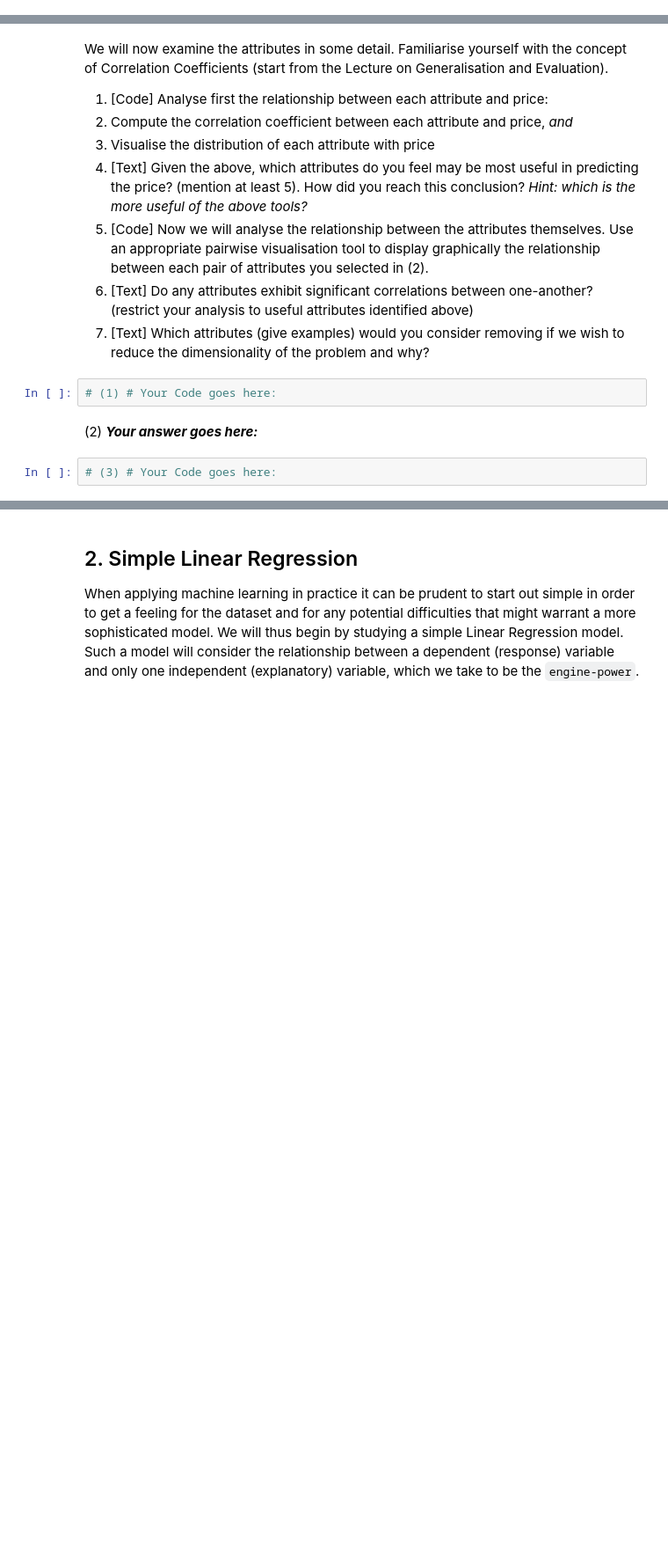
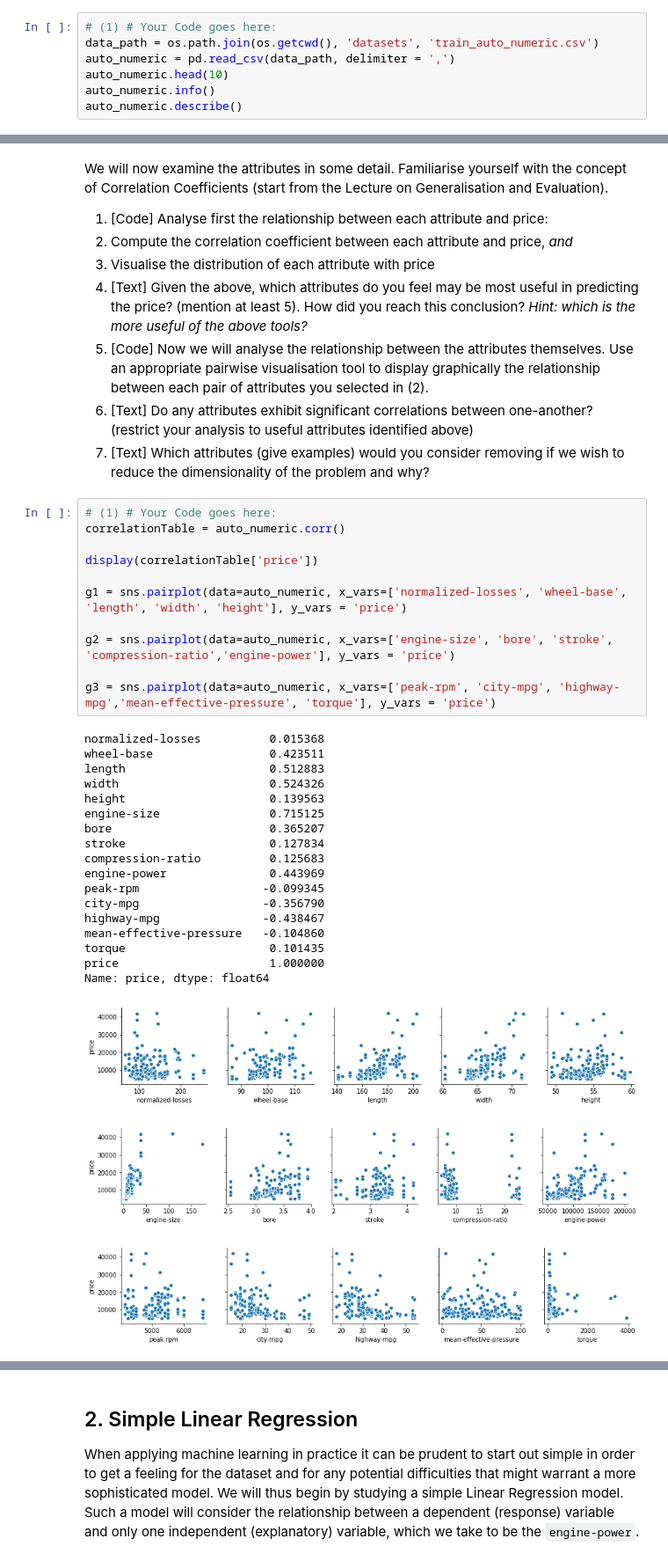
Before and after one commit to CaesarZhang070497/iamlmysolution, a Jupyter notebook: Assignments/02_LinearRegression.ipynb, the cells around one changed output, grey strips where cells are left out. Shown at 88% size. Drawn from its saved outputs; the diff is of its cells as text; blank space fills up the shorter version.

```diff
--- a/Assignments/02_LinearRegression.ipynb
+++ b/Assignments/02_LinearRegression.ipynb
@@ -127,0 +133,7 @@ the key features of the data. Show all your code!
+# %%
+# (1) # Your Code goes here:
+data_path = os.path.join(os.getcwd(), 'datasets', 'train_auto_numeric.csv')
+auto_numeric = pd.read_csv(data_path, delimiter = ',')
+auto_numeric.head(10)
+auto_numeric.info()
+auto_numeric.describe()
@@ -137,9 +180,35 @@ We will now examine the attributes in some detail. Familiarise yourself with the
 1. [Code] Now we will analyse the relationship between the attributes themselves. Use an appropriate pairwise visualisation tool to display graphically the relationship between each pair of attributes you selected in (2).
 1. [Text] Do any attributes exhibit significant correlations between one-another? (restrict your analysis to useful attributes identified above)
 1. [Text] Which attributes (give examples) would you consider removing if we wish to reduce the dimensionality of the problem and why?
-# %%
-# (1) # Your Code goes here:
-# %% [markdown]
-(2) ***Your answer goes here:***
-# %%
-# (3) # Your Code goes here:
+# %%
+# (1) # Your Code goes here:
+correlationTable = auto_numeric.corr()
+
+display(correlationTable['price'])
+
+g1 = sns.pairplot(data=auto_numeric, x_vars=['normalized-losses', 'wheel-base', 'length', 'width', 'height'], y_vars = 'price')
+
+g2 = sns.pairplot(data=auto_numeric, x_vars=['engine-size', 'bore', 'stroke', 'compression-ratio','engine-power'], y_vars = 'price')
+
+g3 = sns.pairplot(data=auto_numeric, x_vars=['peak-rpm', 'city-mpg', 'highway-mpg','mean-effective-pressure', 'torque'], y_vars = 'price')
+# %% [output]
+normalized-losses          0.015368
+wheel-base                 0.423511
+length                     0.512883
+width                      0.524326
+height                     0.139563
+engine-size                0.715125
+bore                       0.365207
+stroke                     0.127834
+compression-ratio          0.125683
+engine-power               0.443969
+peak-rpm                  -0.099345
+city-mpg                  -0.356790
+highway-mpg               -0.438467
+mean-effective-pressure   -0.104860
+torque                     0.101435
+price                      1.000000
+Name: price, dtype: float64
+[figure, added]
+[figure, added]
+[figure, added]
```
Also changed, not shown: parts of 55 cells of this notebook, 3 other files.
